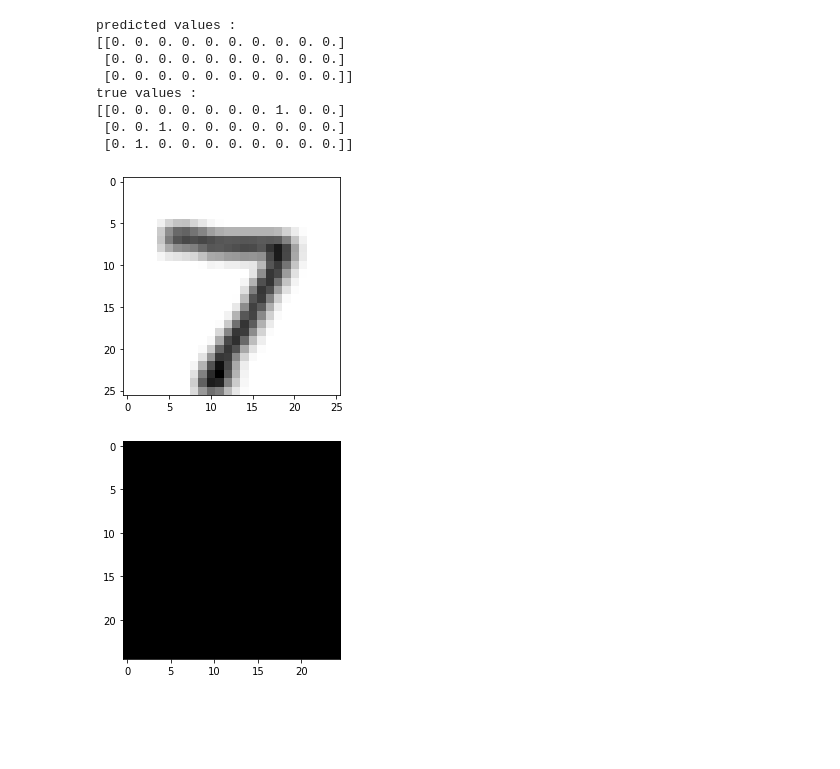
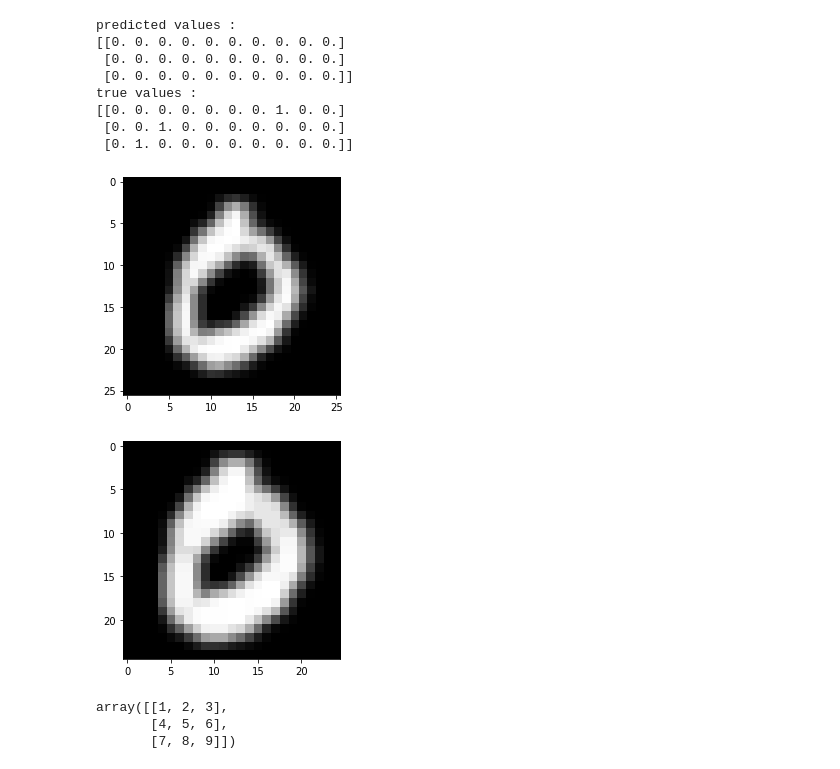
Before and after one commit to MariaCout0/si, a Jupyter notebook: scripts/eval5_pooling.ipynb, the cells around one changed output. Cells and saved outputs as stored; diff of their text form; code cells hidden in the pictures; blank space fills up the shorter version.

```diff
--- a/scripts/eval5_pooling.ipynb
+++ b/scripts/eval5_pooling.ipynb
@@ -125,12 +125,19 @@ conv1 = net.layers[0]
 act1 = net.layers[1]
 pool1 = net.layers[2]
 # %%
-img1 = conv1.forward(test.X[:1])
+img1 = conv1.forward(test.X[3:4])
 plot_img(img1,shape=(26,26))
 # %% [output]
-[figure, old version]
+[figure, new version]
 # %%
-img2= pool1.forward(act1.forward(img1))
+img2= pool1.forward(img1)
 plot_img(img2,shape=(25,25))
 # %% [output]
-[figure, old version]
+[figure, new version]
+# %%
+a = np.arange(1,10).reshape(3,3)
+a
+# %% [output]
+array([[1, 2, 3],
+       [4, 5, 6],
+       [7, 8, 9]])
```
Also changed, not shown: parts of 4 cells of this notebook.
